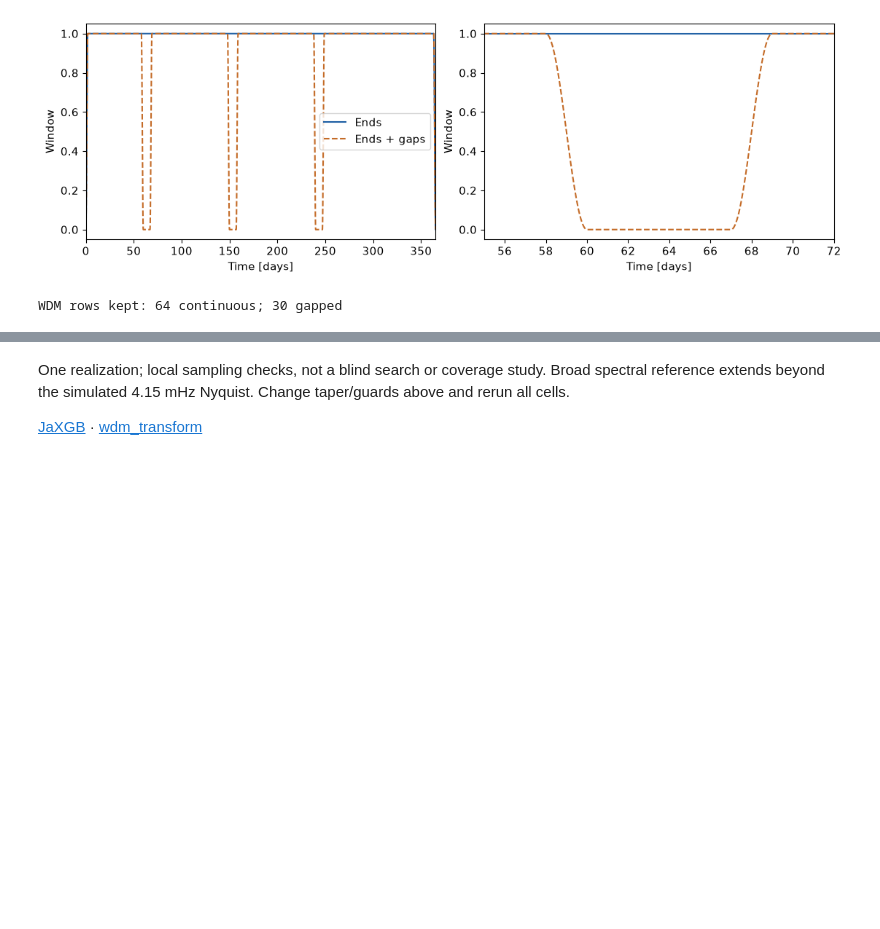
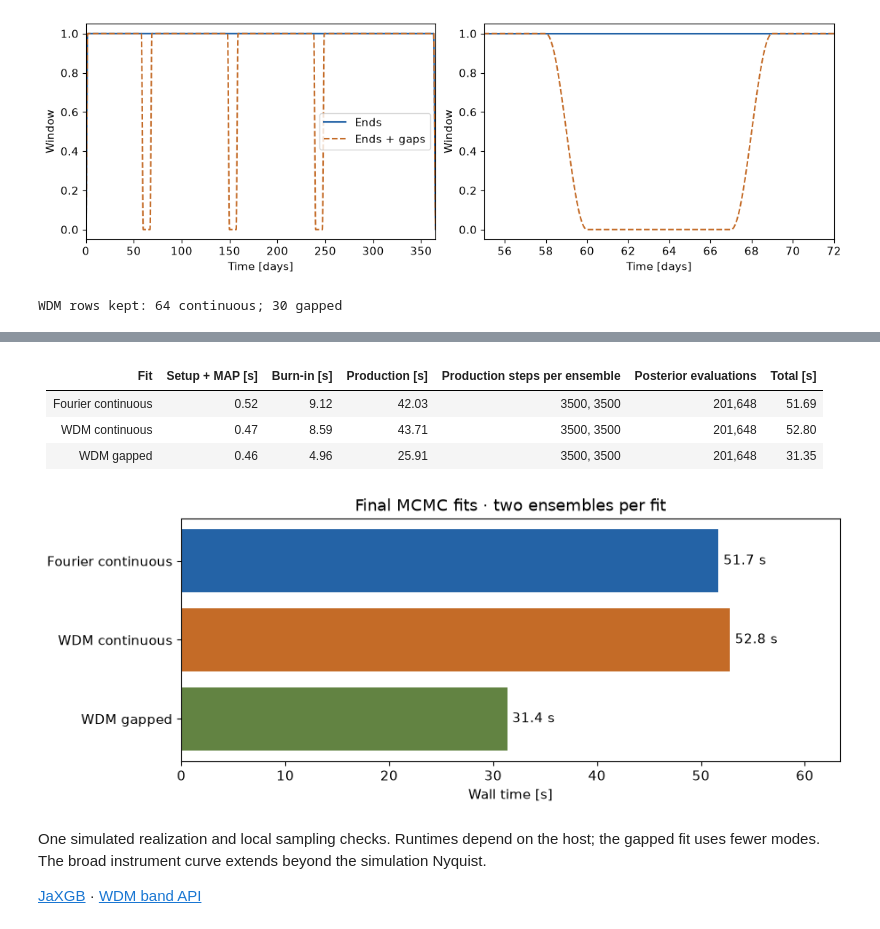
Before and after one commit to avivajpeyi/lisa_gb_wdm_analysis_demo, a Jupyter notebook: gb_demo.ipynb, the cells around one changed output, grey strips where cells are left out. Saved outputs shown, nothing was run; the diff lists cells and outputs as text; code cells hidden in the pictures; blank space fills up the shorter version.

```diff
--- a/gb_demo.ipynb
+++ b/gb_demo.ipynb
@@ -442,4 +545,31 @@ Continuous WDM / Fourier posterior SD: [0.992 0.995 0.99 ]
+# %%
+rows = ["| Fit | Setup + MAP [s] | Burn-in [s] | Production [s] | Production steps per ensemble | Posterior evaluations | Total [s] |",
+        "|:--|--:|--:|--:|:--|--:|--:|"]
+for name, result in diagnostics.items():
+    runs = result["ensembles"]
+    steps = ", ".join(str(run["steps"]) for run in runs)
+    rows.append(f"| {name} | {result['setup_seconds']:.2f} | "
+                f"{sum(run['burn_seconds'] for run in runs):.2f} | "
+                f"{sum(run['production_seconds'] for run in runs):.2f} | {steps} | "
+                f"{sum(run['posterior_evaluations'] for run in runs):,} | {result['wall_seconds']:.2f} |")
+display(Markdown("\n".join(rows)))
+fig, axis = plt.subplots(figsize=(9, 3.5), layout="constrained")
+names = list(diagnostics)
+values = [diagnostics[name]["wall_seconds"] for name in names]
+axis.barh(names, values, color=[BLUE, ORANGE, OLIVE])
+axis.bar_label(axis.containers[0], fmt="%.1f s", padding=4)
+axis.set(xlabel="Wall time [s]", title="Final MCMC fits · two ensembles per fit",
+         xlim=(0, 1.2 * max(values)))
+axis.invert_yaxis()
+plt.show()
+# %% [output]
+| Fit | Setup + MAP [s] | Burn-in [s] | Production [s] | Production steps per ensemble | Posterior evaluations | Total [s] |
+|:--|--:|--:|--:|:--|--:|--:|
+| Fourier continuous | 0.52 | 9.12 | 42.03 | 3500, 3500 | 201,648 | 51.69 |
+| WDM continuous | 0.47 | 8.59 | 43.71 | 3500, 3500 | 201,648 | 52.80 |
+| WDM gapped | 0.46 | 4.96 | 25.91 | 3500, 3500 | 201,648 | 31.35 |
+[figure, added]
 # %% [markdown]
-One realization; local sampling checks, not a blind search or coverage study. Broad spectral reference extends beyond the simulated 4.15 mHz Nyquist. Change taper/guards above and rerun all cells.
+One simulated realization and local sampling checks. Runtimes depend on the host; the gapped fit uses fewer modes. The broad instrument curve extends beyond the simulation Nyquist.
 
-[JaXGB](https://pypi.org/project/jaxgb/0.2.1/) · [wdm_transform](https://pypi.org/project/wdm-transform/0.5.0/)
+[JaXGB](https://pypi.org/project/jaxgb/0.2.1/) · [WDM band API](https://github.com/pywavelet/wdm_transform/blob/main/src/wdm_transform/transforms/__init__.py)
```
Also changed, not shown: parts of 23 cells of this notebook, 14 other files.
